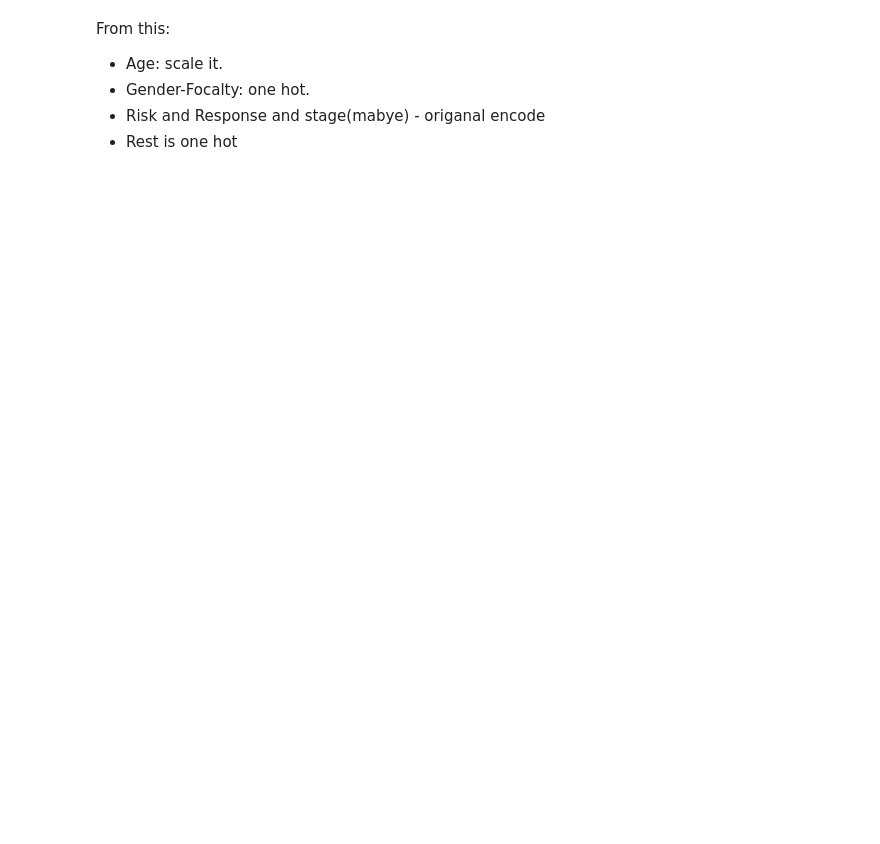
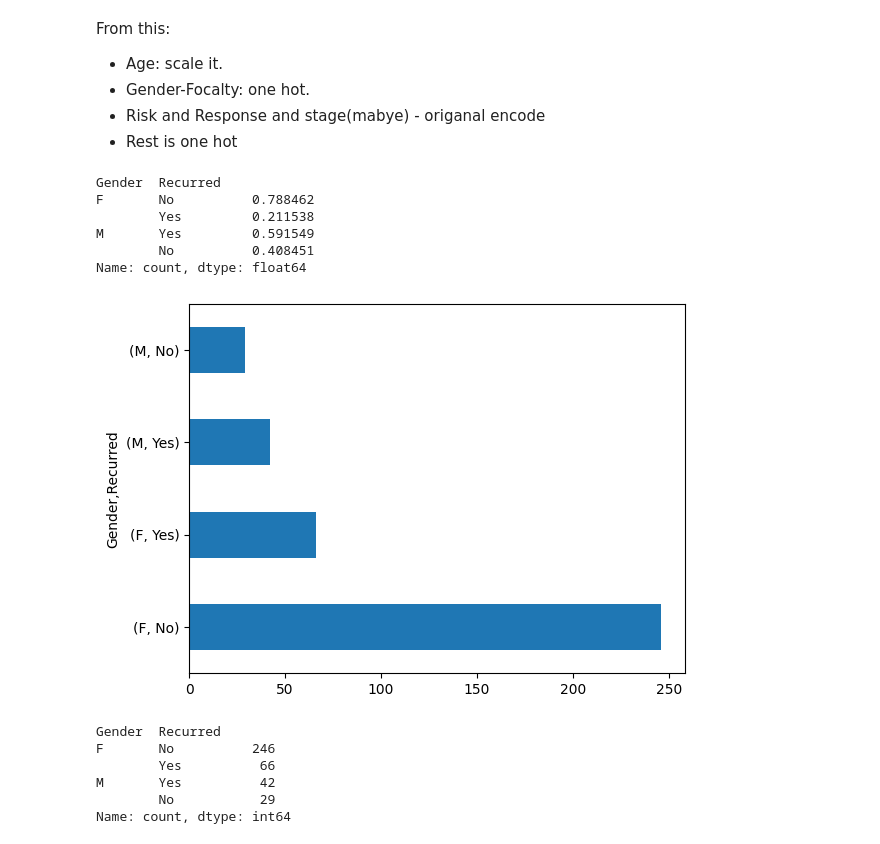
Before and after one commit to AntuFTW/Thyroid-Cancer-Reccurence-Prediction, a Jupyter notebook: data_vis.ipynb, the cells around one changed output. Drawn from its saved outputs; the diff is of its cells as text; code cells hidden in the pictures; blank space fills up the shorter version.

```diff
--- a/data_vis.ipynb
+++ b/data_vis.ipynb
@@ -4,7 +4,7 @@ import pandas as pd
 import matplotlib.pyplot as plt
 import seaborn as sns
 # %%
-df = pd.read_csv("B:\Data-Project-1\Thyroid_Diff.csv")
+df = pd.read_csv("C:\Data-Project-1\Data-Project-1\Thyroid_Diff.csv")
 # %%
 df
 # %% [output]
@@ -32,6 +41,14 @@ Data columns (total 17 columns):
  16  Recurred              383 non-null    object
 dtypes: int64(1), object(16)
 memory usage: 51.0+ KB
+# %%
+df = df.rename(columns = {'Hx Smoking':'Smoke_hist',
+                     'Hx Radiothreapy':'Radiotherapy_hist',
+                     'Thyroid Function':'Status',
+                     'Pathology':'Type',
+                     'T':'Tumor_class',
+                     'N':'Nodal_class',
+                     'M':'Metastatis_class'})
 # %% [markdown]
 - Age: The age of the patient at the time of diagnosis or treatment.
 - Gender: The gender of the patient (male or female).
@@ -78,3 +98,26 @@ From this:
 - Gender-Focalty: one hot.
 - Risk and Response and stage(mabye) - origanal encode
 - Rest is one hot
+# %%
+#plot = df["Gender"].value_counts().plot(kind='bar', ylabel = column)
+# Need to get percentage that Reccured wrt gender and also gender distribution to check if percentages match
+df[['Gender', 'Recurred']].value_counts().plot(kind='barh')
+
+print(df[['Gender', 'Recurred']].value_counts()/df['Gender'].value_counts())
+# %% [output]
+Gender  Recurred
+F       No          0.788462
+        Yes         0.211538
+M       Yes         0.591549
+        No          0.408451
+Name: count, dtype: float64
+[figure, added]
+# %%
+df[['Gender', 'Recurred']].value_counts()
+# %% [output]
+Gender  Recurred
+F       No          246
+        Yes          66
+M       Yes          42
+        No           29
+Name: count, dtype: int64
```
Also changed, not shown: parts of 8 cells of this notebook, 1 other file.
